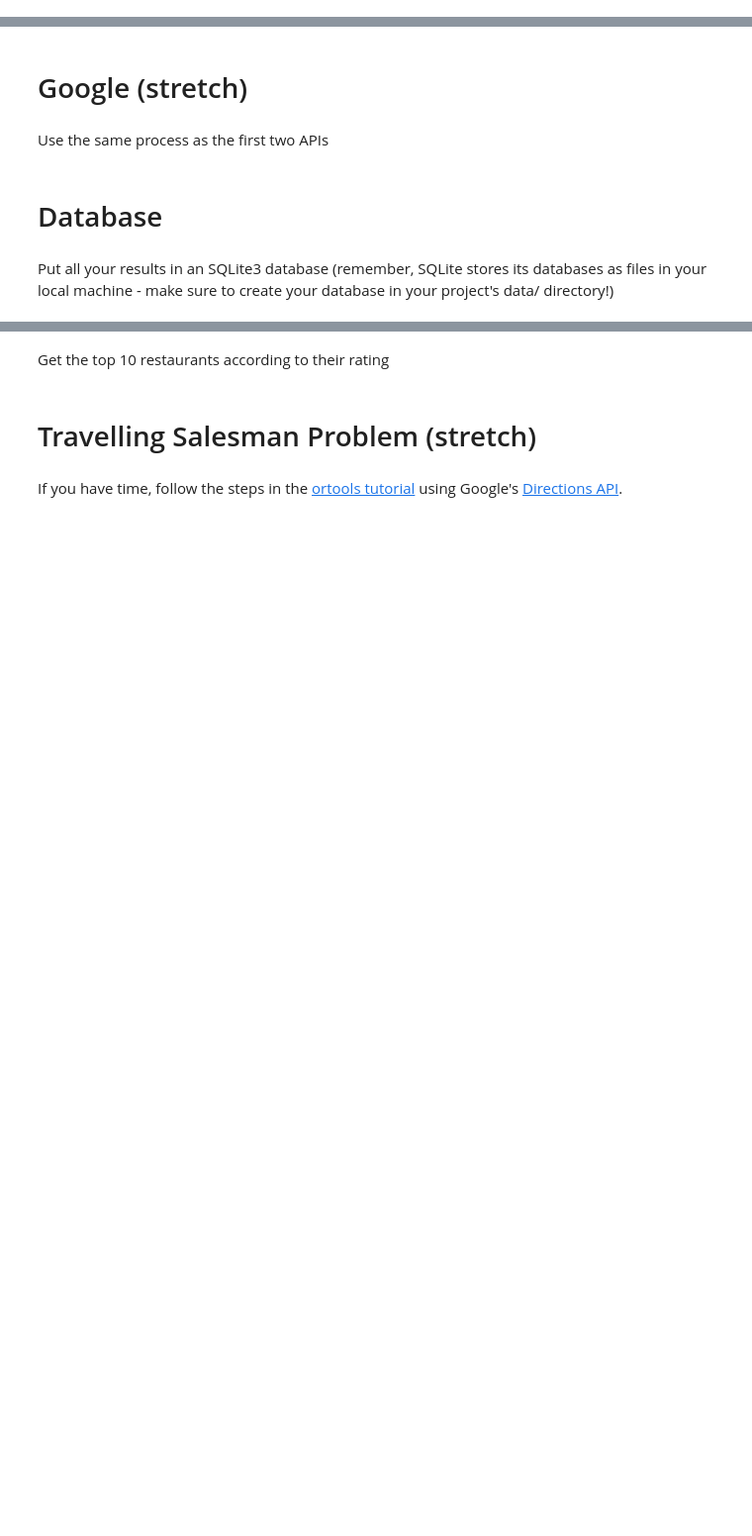
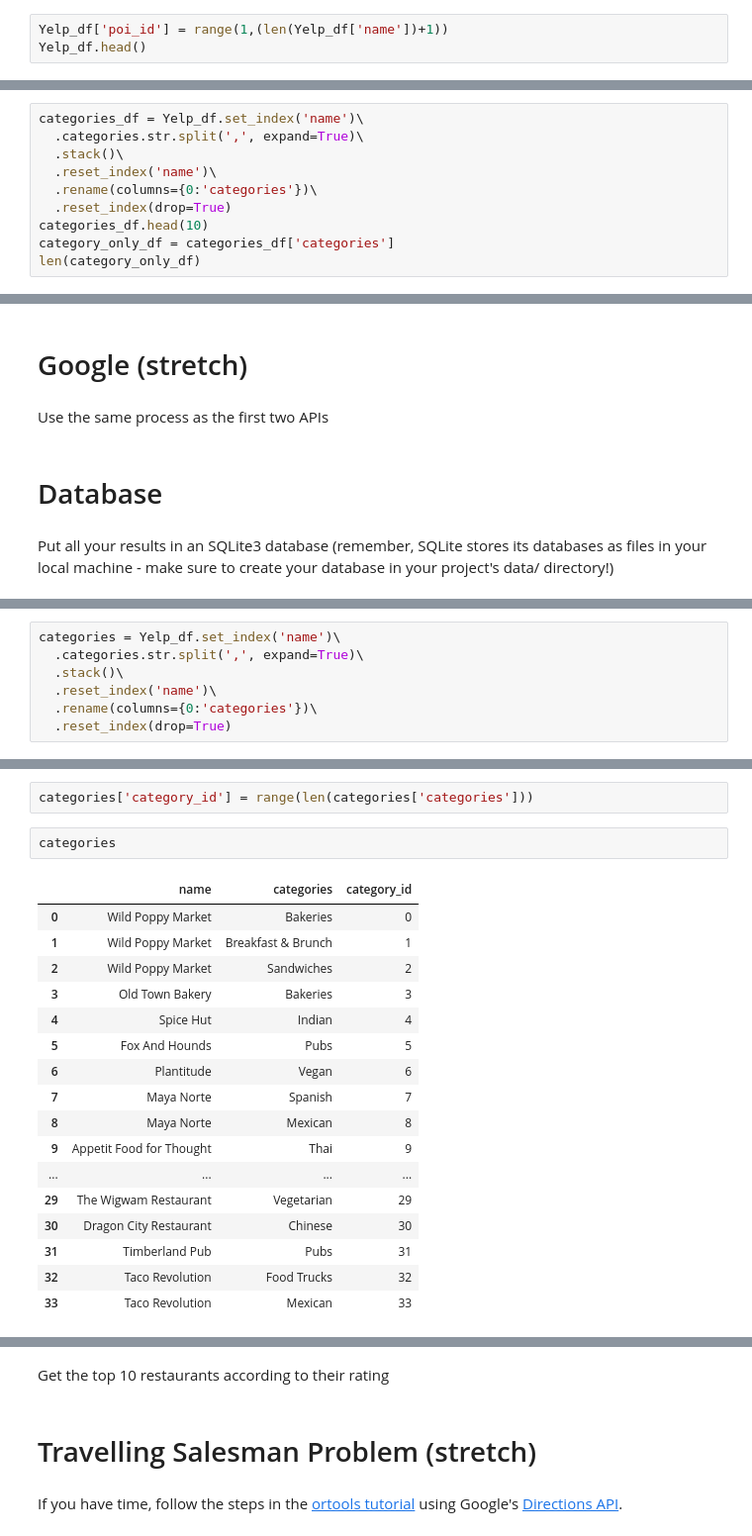
Before and after one commit to jess-moloney/mini-project-2, a Jupyter notebook: notebooks/EDA.ipynb, the cells around one changed output, grey strips where cells are left out. Shown at 99% size. Saved outputs shown, nothing was run; the diff lists cells and outputs as text; blank space fills up the shorter version.

```diff
--- a/notebooks/EDA.ipynb
+++ b/notebooks/EDA.ipynb
@@ -178,0 +386,3 @@ Put your parsed results into a DataFrame
+# %%
+Yelp_df['poi_id'] = range(1,(len(Yelp_df['name'])+1))
+Yelp_df.head()
@@ -178,0 +407,10 @@ Put your parsed results into a DataFrame
+# %%
+categories_df = Yelp_df.set_index('name')\
+  .categories.str.split(',', expand=True)\
+  .stack()\
+  .reset_index('name')\
+  .rename(columns={0:'categories'})\
+  .reset_index(drop=True)
+categories_df.head(10)
+category_only_df = categories_df['categories']
+len(category_only_df)
@@ -186,0 +728,7 @@ Put all your results in an SQLite3 database (remember, SQLite stores its databas
+# %%
+categories = Yelp_df.set_index('name')\
+  .categories.str.split(',', expand=True)\
+  .stack()\
+  .reset_index('name')\
+  .rename(columns={0:'categories'})\
+  .reset_index(drop=True)
@@ -186,0 +744,22 @@ Put all your results in an SQLite3 database (remember, SQLite stores its databas
+# %%
+categories['category_id'] = range(len(categories['categories']))
+# %%
+categories
+# %% [output]
+|  | name | categories | category_id |
+| 0 | Wild Poppy Market | Bakeries | 0 |
+| 1 | Wild Poppy Market | Breakfast & Brunch | 1 |
+| 2 | Wild Poppy Market | Sandwiches | 2 |
+| 3 | Old Town Bakery | Bakeries | 3 |
+| 4 | Spice Hut | Indian | 4 |
+| 5 | Fox And Hounds | Pubs | 5 |
+| 6 | Plantitude | Vegan | 6 |
+| 7 | Maya Norte | Spanish | 7 |
+| 8 | Maya Norte | Mexican | 8 |
+| 9 | Appetit Food for Thought | Thai | 9 |
+| ... | ... | ... | ... |
+| 29 | The Wigwam Restaurant | Vegetarian | 29 |
+| 30 | Dragon City Restaurant | Chinese | 30 |
+| 31 | Timberland Pub | Pubs | 31 |
+| 32 | Taco Revolution | Food Trucks | 32 |
+| 33 | Taco Revolution | Mexican | 33 |
```
Also changed, not shown: parts of 55 cells of this notebook, 2 other files.
